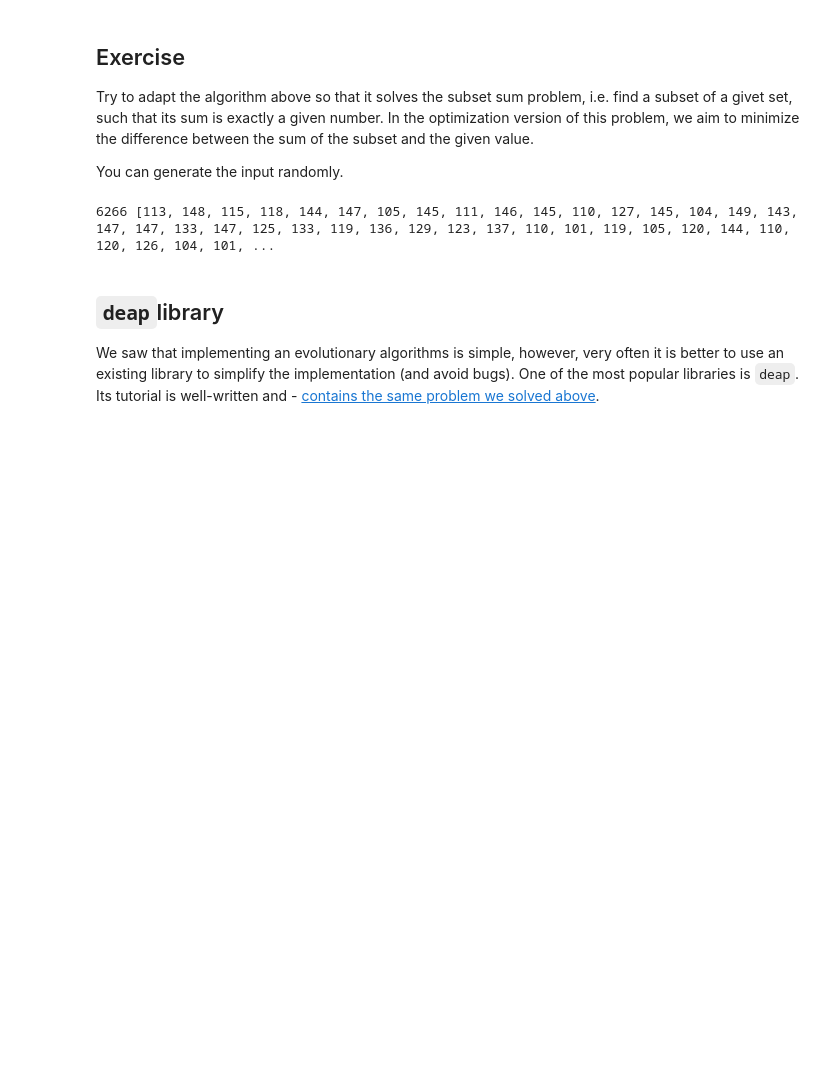
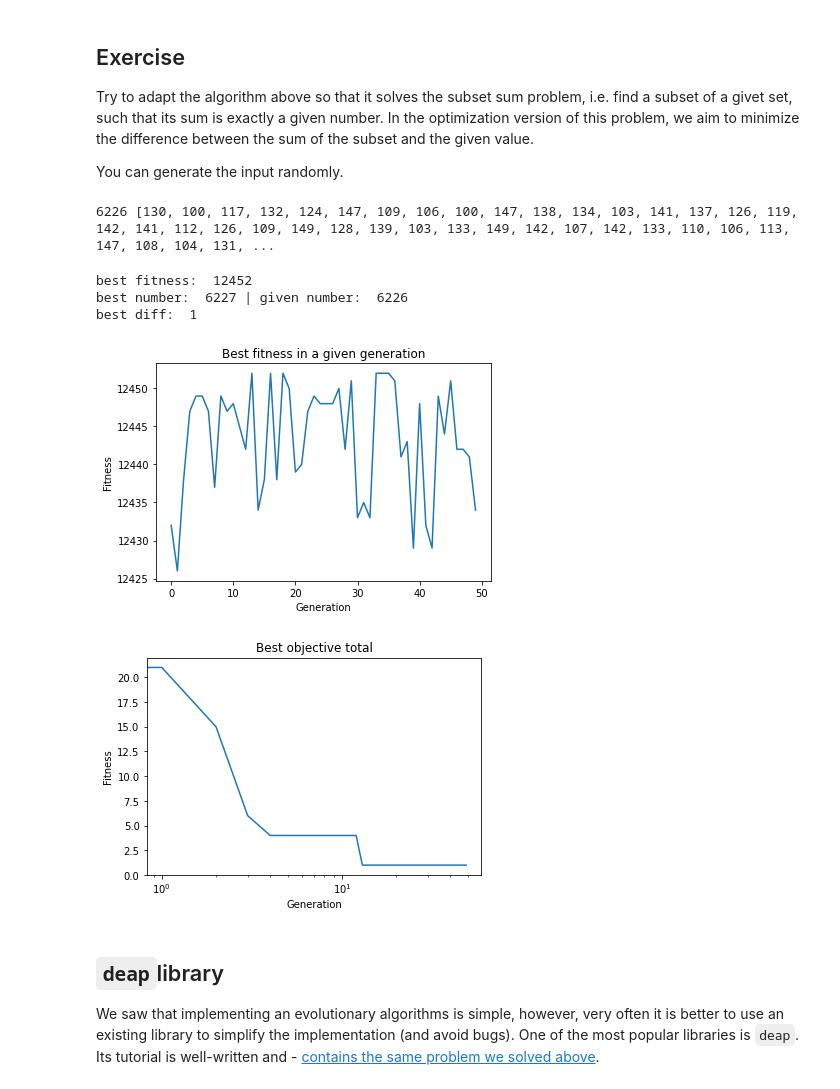
Before and after one commit to gabikadlecova/inspinature, a Jupyter notebook: en/03-ea/Simple Genetic Algorithm.ipynb, the cells around one changed output. Saved outputs shown, nothing was run; the diff lists cells and outputs as text; code cells hidden in the pictures; blank space fills up the shorter version.

```diff
--- a/en/03-ea/Simple Genetic Algorithm.ipynb
+++ b/en/03-ea/Simple Genetic Algorithm.ipynb
@@ -153,8 +154,12 @@ Try to adapt the algorithm above so that it solves the subset sum problem, i.e.
 
 You can generate the input randomly.
 # %%
-input_set = [random.randrange(0,50) + 100 for _ in range(100)] # 100 random numbers between 100 and 150
+ind_size = 100  # try 1000
+input_set = [random.randrange(0,50) + 100 for _ in range(ind_size)] # ind_size random numbers between 100 and 150
 number = sum(input_set)//2
+
+total = sum(input_set)
+
 print(number, input_set)
 # %% [output]
-6266 [113, 148, 115, 118, 144, 147, 105, 145, 111, 146, 145, 110, 127, 145, 104, 149, 143, 147, 147, 133, 147, 125, 133, 119, 136, 129, 123, 137, 110, 101, 119, 105, 120, 144, 110, 120, 126, 104, 101, ...
+6226 [130, 100, 117, 132, 124, 147, 109, 106, 100, 147, 138, 134, 103, 141, 137, 126, 119, 142, 141, 112, 126, 109, 149, 128, 139, 103, 133, 149, 142, 107, 142, 133, 110, 106, 113, 147, 108, 104, 131, ...
@@ -161,3 +223,32 @@ print(number, input_set)
+# %%
+best, pop, log, overall, overall_log = evolution(pop_size = 100, ind_size = ind_size, max_gen = 50, fitness = subset_sum_fitness)
+
+print('best fitness: ', subset_sum_fitness(overall))
+print('best number: ', sum(get_subset(overall)), "| given number: ", number)
+print('best diff: ', sum(get_subset(overall)) - number)
+
+
+%matplotlib inline
+import matplotlib.pyplot as plt
+
+plt.plot(log)
+plt.ylabel('Fitness')
+plt.xlabel('Generation')
+plt.title("Best fitness in a given generation")
+plt.show()
+
+plt.plot(overall_log)
+plt.ylabel('Fitness')
+plt.xlabel('Generation')
+plt.title("Best objective total")
+plt.xscale('log')
+plt.show()
+# %% [output]
+best fitness:  12452
+best number:  6227 | given number:  6226
+best diff:  1
+[figure, added]
+[figure, added]
 # %% [markdown]
 ## `deap`library
 
```
Also changed, not shown: parts of 7 cells of this notebook, 1 other file.
